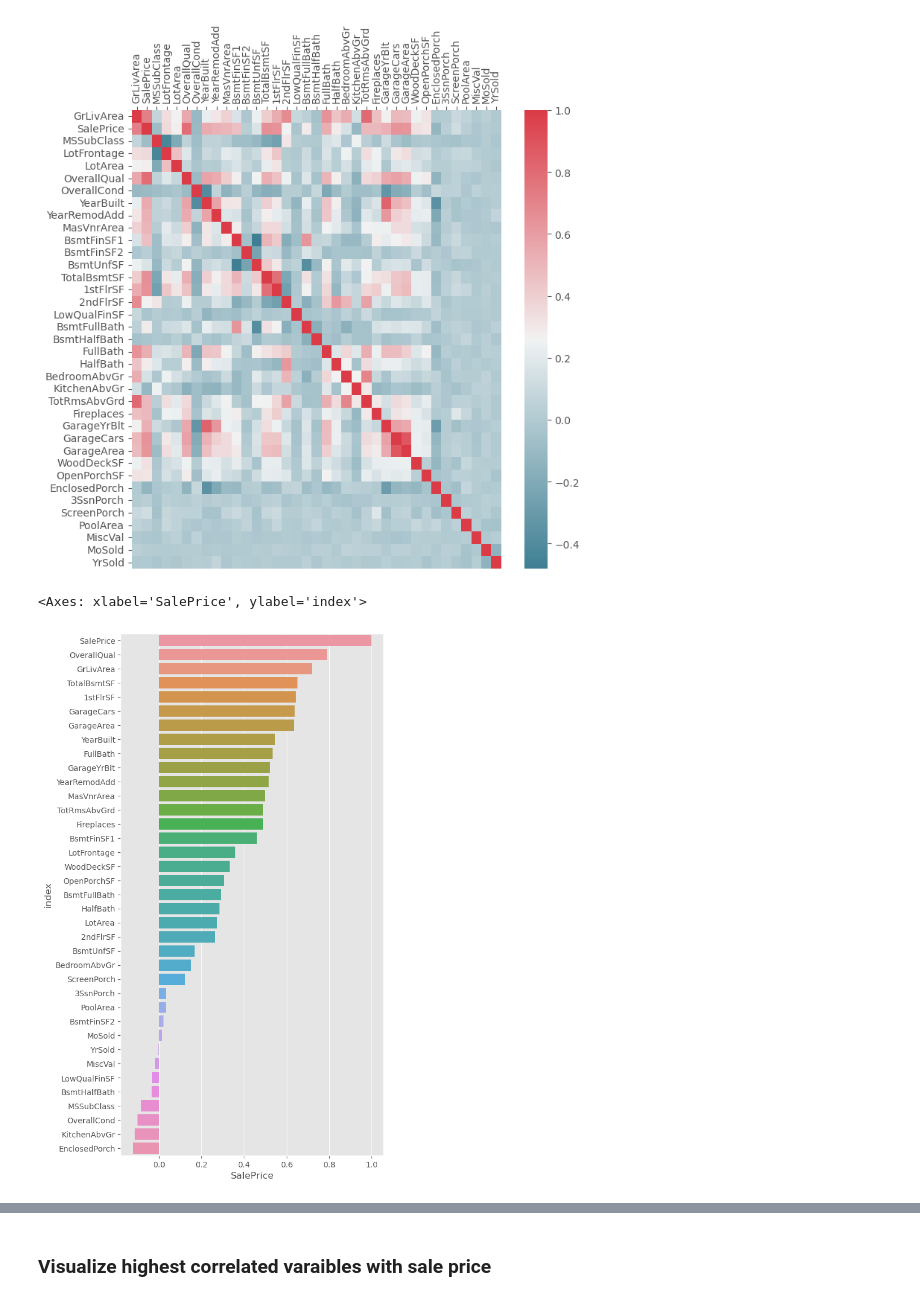
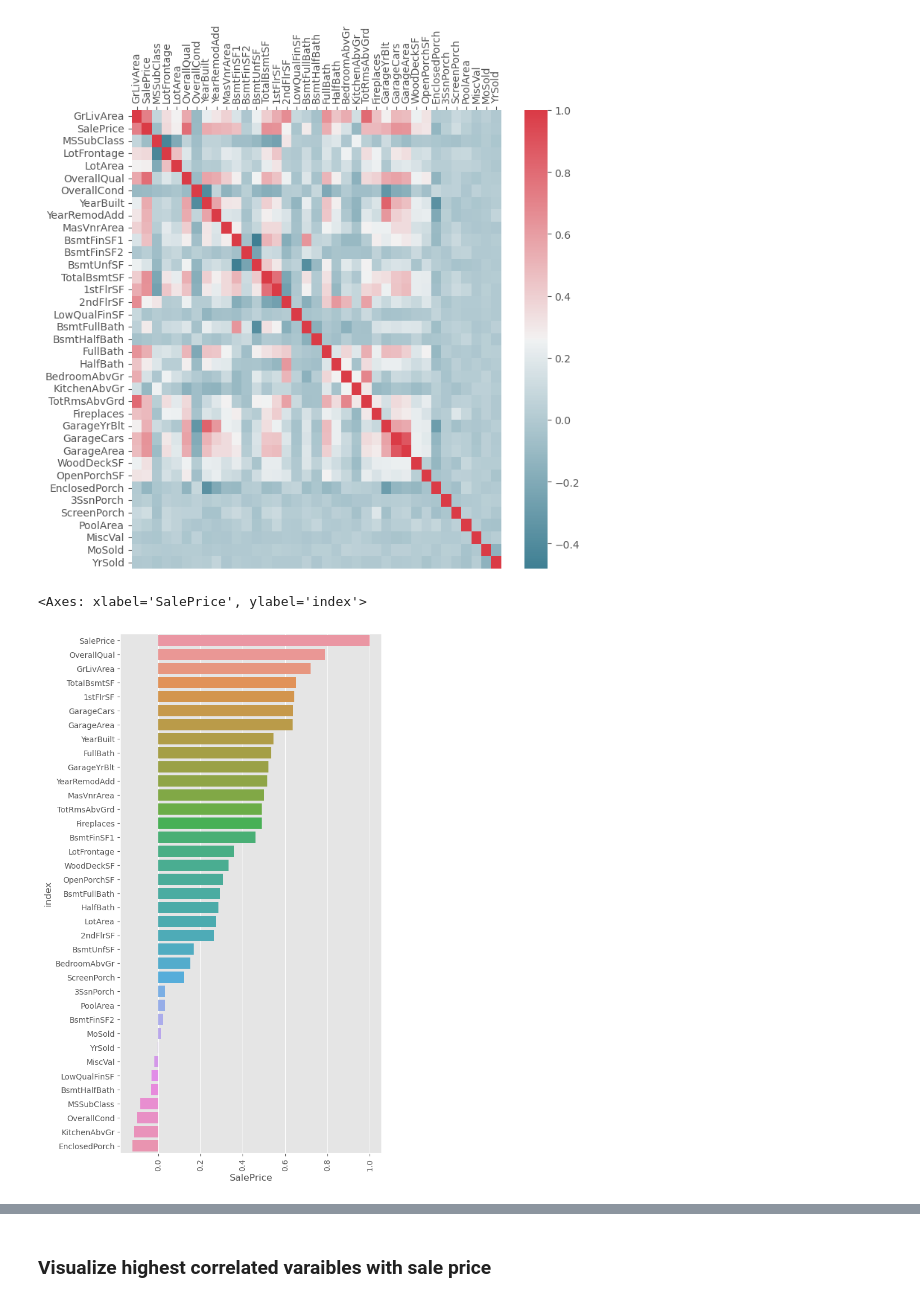
Before and after one commit to Na-ta-lie/Ames-Price-Prediction, a Jupyter notebook: EDA_preprocessing.ipynb, the cells around one changed output, grey strips where cells are left out. Drawn from its saved outputs; the diff is of its cells as text; code cells hidden in the pictures.

```diff
--- a/EDA_preprocessing.ipynb
+++ b/EDA_preprocessing.ipynb
@@ -159,13 +159,14 @@ plt.show()
 # %%
 # Highest correlation with SalePrice are OverallQual and GrLivArea
 corr = corr.sort_values('SalePrice', ascending=False)
-corr = corr.reset_index()
+corr_ = corr.reset_index()
 
 plt.figure(figsize=(6,12))
-sns.barplot(x = 'SalePrice', y = 'index', data = corr)
+plt.xticks(rotation=90)
+sns.barplot(x = 'SalePrice', y = 'index', data = corr_)
 # %% [output]
 <Axes: xlabel='SalePrice', ylabel='index'>
-[figure, old version]
+[figure, new version]
 # %%
 # Sorted by decreasing p-value, the bar is showing the f-statistic
 # BsmtQual, KitchenQual, Neighborhood, and ExterQual all have a
```
Also changed, not shown: parts of 12 cells of this notebook, 3 other files.
